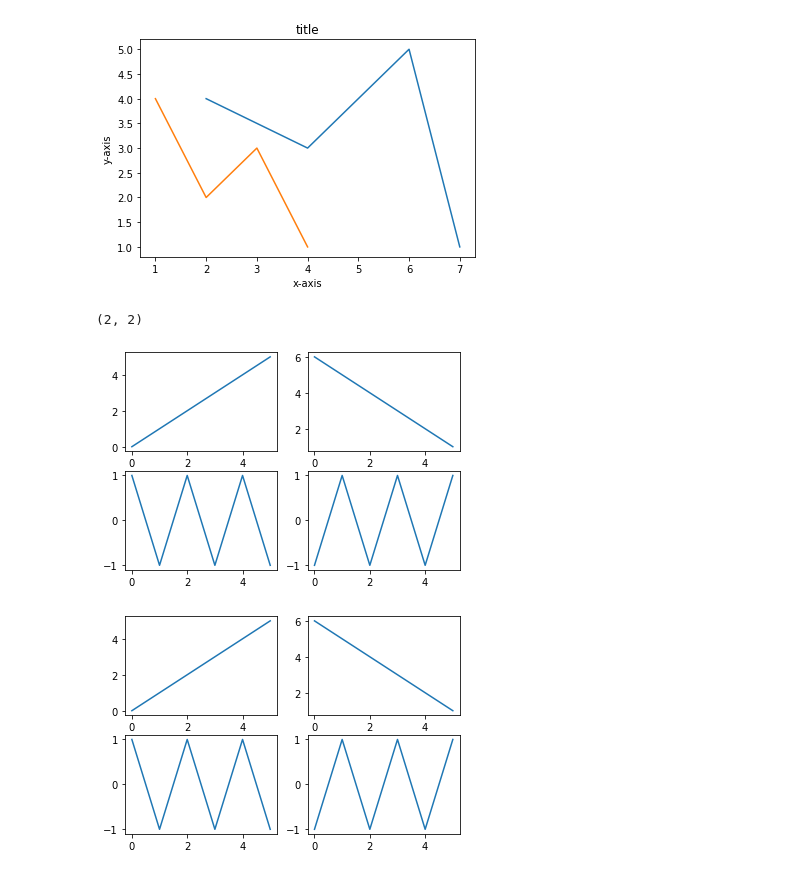
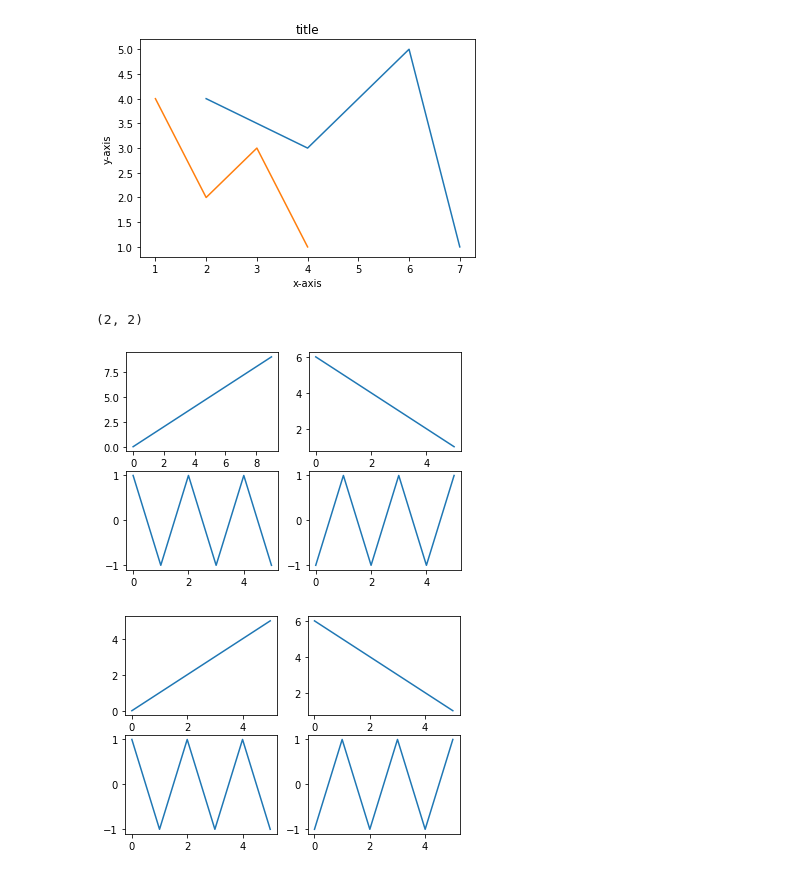
Before and after one commit to tauimonen/Data-science, a Jupyter notebook: Matplotlib.ipynb, the cells around one changed output. Drawn from its saved outputs; the diff is of its cells as text; code cells hidden in the pictures.

Commit message:
image processing

```diff
--- a/Matplotlib.ipynb
+++ b/Matplotlib.ipynb
@@ -27,16 +27,16 @@ plt.show()
 # %%
 # Subplots
 
 fig, ax = plt.subplots(2,2)
 print(ax.shape)
-ax[0,0].plot(np.arange(6))          # top left
+ax[0,0].plot(np.arange(10))          # top left
 ax[0,1].plot(np.arange(6,0,-1))     # top right
 ax[1,0].plot((-1)**np.arange(6))    # bottom left
 ax[1,1].plot((-1)**np.arange(1,7))  # bottom right
 plt.show()
 # %% [output]
 (2, 2)
-[figure, old version]
+[figure, new version]
 # %%
 # 2 x 2 + index number
 
```
Also changed, not shown: parts of 4 cells of this notebook, 2 other files.
